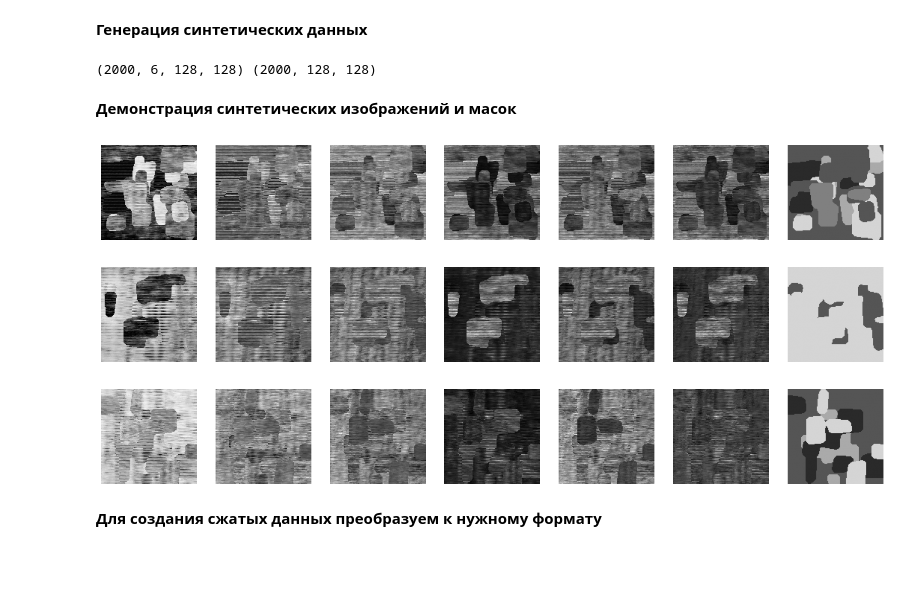
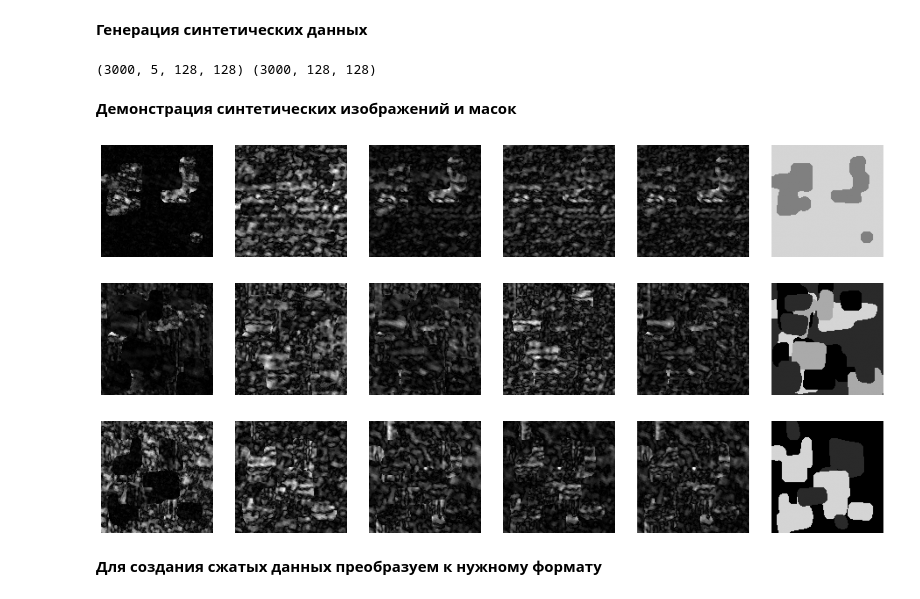
Before and after one commit to villerbond/nytrogen-status-analysis, a Jupyter notebook: generation_of_synthetic_data.ipynb, the cells around one changed output. Drawn from its saved outputs; the diff is of its cells as text; code cells hidden in the pictures; blank space fills up the shorter version.

```diff
--- a/generation_of_synthetic_data.ipynb
+++ b/generation_of_synthetic_data.ipynb
@@ -156,0 +173,10 @@ plt.show()
+# %%
+img = Image.open(train_images_paths[56]['NIR'])
+
+# Преобразуем в numpy массив
+img_array = np.array(img)/48
+
+# Теперь можно смотреть значения
+print(img_array.shape)     # Размерность изображения
+print(img_array.dtype)     # Тип данных (например, uint8, uint16, float32)
+print(img_array[64][64])           # Все значения пикселей
@@ -179,7 +257,7 @@ def make_nparrays(images, masks):
         # Открываем и обрабатываем изображения разных спектров
         for spectrum, path in image_paths.items():
             img = Image.open(path)  # Загружаем изображение
-            img = np.array(img) / 255.0  # Нормализуем значения пикселей в диапазон [0, 1]
+            img = np.array(img)  # Нормализуем значения пикселей в диапазон [0, 1]
 
             # Если канал не RGB, преобразуем его в формат (128, 128, 1), добавляя измерение глубины
             if spectrum != 'RGB':
@@ -319,28 +413,28 @@ def generate_synthetic_data(images, masks, N):
 
     return np.array(generated_images), np.array(generated_masks)
 # %%
-N = 2000
+N = 3000
 synth_images, synth_masks = generate_synthetic_data(train_images, train_masks, N)
 print(synth_images.shape, synth_masks.shape)
 # %% [output]
-(2000, 6, 128, 128) (2000, 128, 128)
+(3000, 5, 128, 128) (3000, 128, 128)
 # %% [markdown]
 **Демонстрация синтетических изображений и масок**
 # %%
 for i in range(3):
   img = synth_images[i]
   mask = synth_masks[i]
-  fig, ax = plt.subplots(1, 7, figsize=(20, 5))
-  for i in range(6):
+  fig, ax = plt.subplots(1, 6, figsize=(20, 5))
+  for i in range(5):
     ax[i].imshow(img[i], cmap='gray')
     ax[i].axis('Off')
   ax[-1].imshow(mask, cmap='gray', vmin=0, vmax=6)
   ax[-1].axis('Off')
   plt.show()
 # %% [output]
-[figure, old version]
+[figure, new version]
-[figure, old version]
+[figure, new version]
-[figure, old version]
+[figure, new version]
 # %% [markdown]
 **Для создания сжатых данных преобразуем к нужному формату**
 # %%
```
Also changed, not shown: parts of 18 cells of this notebook.
